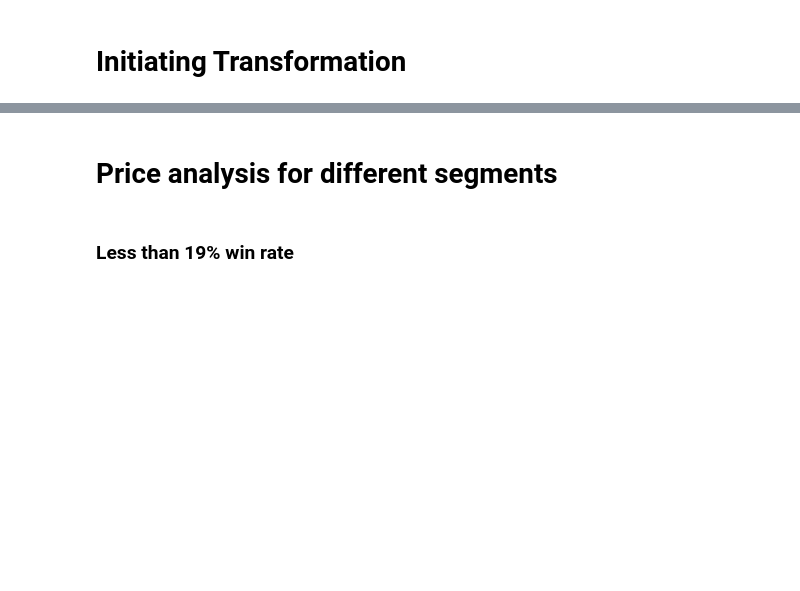
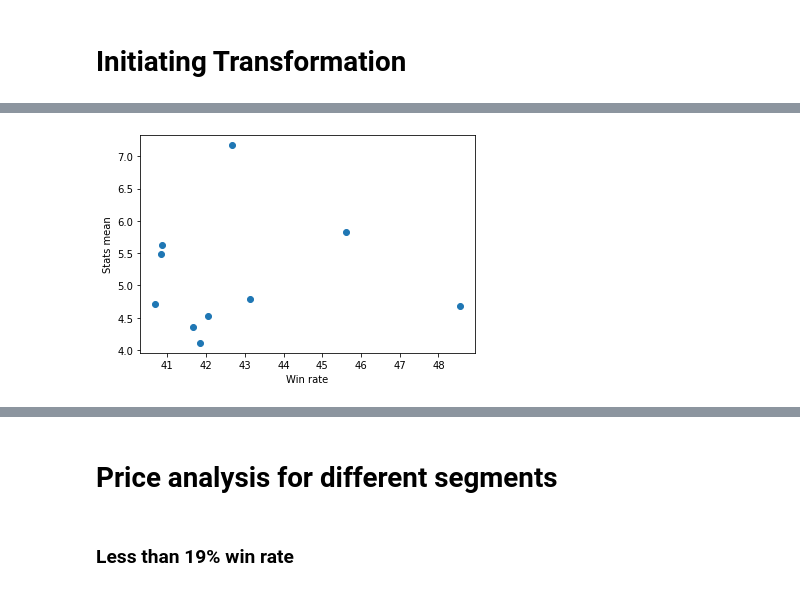
Before and after one commit to enricoaquilina/Pegaxy_research, a Jupyter notebook: Pegaxy Analysis.ipynb, the cells around one changed output, grey strips where cells are left out. Saved outputs shown, nothing was run; the diff lists cells and outputs as text; code cells hidden in the pictures; blank space fills up the shorter version.

```diff
--- a/Pegaxy Analysis.ipynb
+++ b/Pegaxy Analysis.ipynb
@@ -345,0 +362,15 @@ More than 50% --- 0.35%   [4]
+# %%
+df['price'] = df['price'].astype(float)
+df["win_rate"] = df["win_rate"].astype(float)
+df["stats_agg"] = df["stats_agg"].astype(float)
+
+test = df[(df['win_rate'] > 40)& (df['win_rate'] < 50)] # & (df['price'] <= 2250) & (df['breedTime'] == 0) & (df['gender'] == 'Male')
+# test = test[test['stats_decent'] == True].sort_values(by=['price'], ascending=False)
+test.head()
+
+plt.scatter(test['win_rate'], test['stats_agg'])
+plt.xlabel('Win rate')
+plt.ylabel('Stats mean')
+plt.show()
+# %% [output]
+[figure, new version]
```
Also changed, not shown: parts of 25 cells of this notebook, 1 other file.
